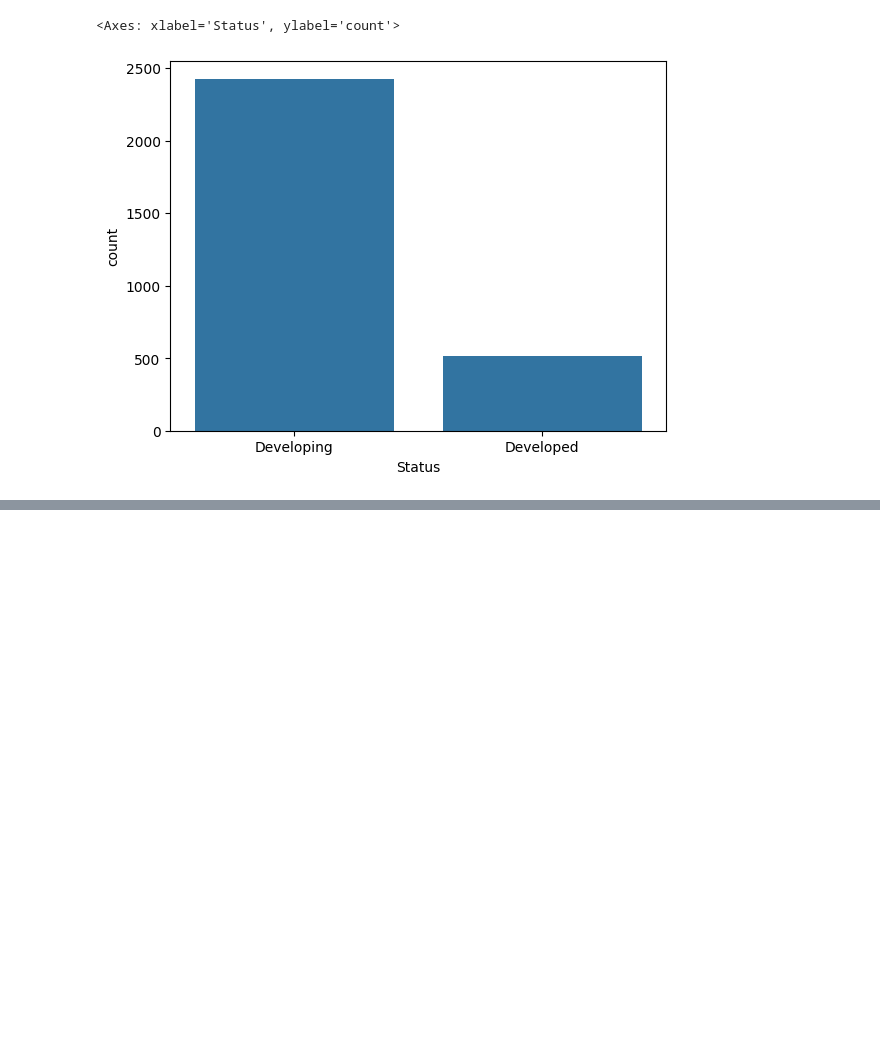
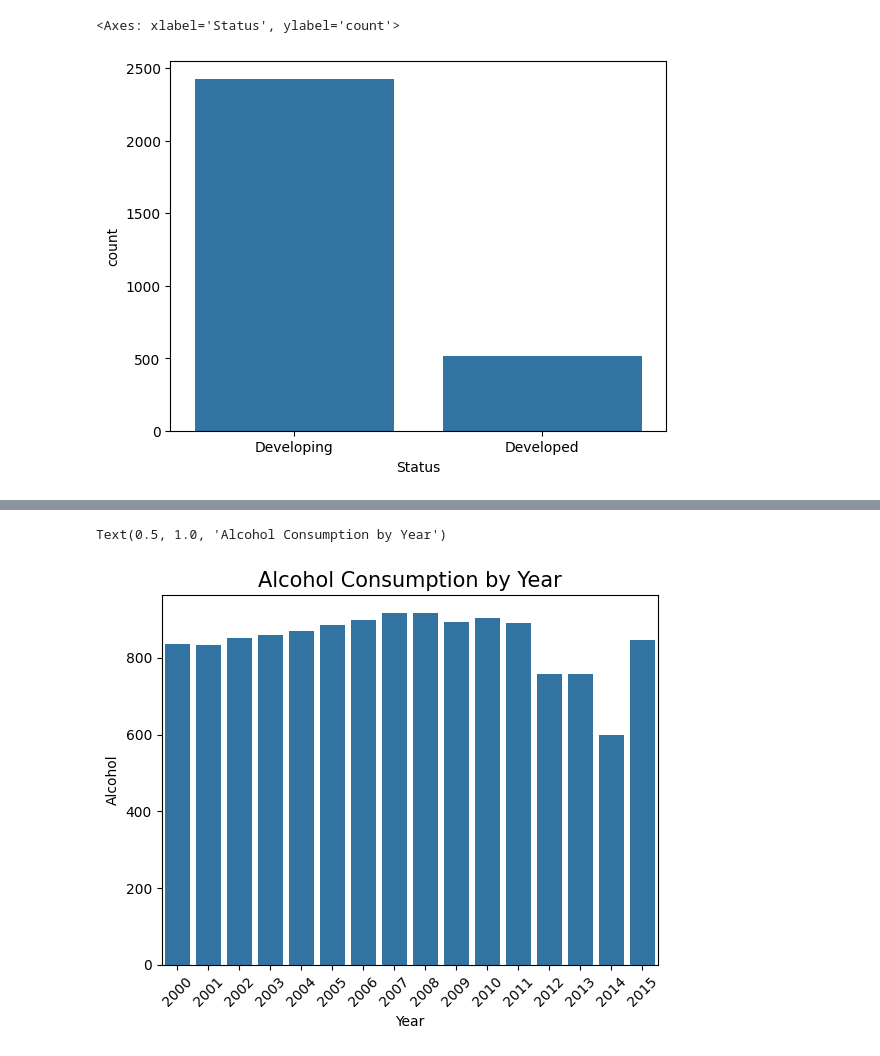
Before and after one commit to itsmeankeet/MachineLearning, a Jupyter notebook: day3/data_analysis/life_excpect/lifeexcept.ipynb, the cells around one changed output, grey strips where cells are left out. Drawn from its saved outputs; the diff is of its cells as text; code cells hidden in the pictures; blank space fills up the shorter version.

```diff
--- a/day3/data_analysis/life_excpect/lifeexcept.ipynb
+++ b/day3/data_analysis/life_excpect/lifeexcept.ipynb
@@ -328,0 +399,10 @@ plt.show()
+# %%
+# total alcholo consumption by year
+alchol_consumption_peryear = df.groupby('Year')["Alcohol"].sum().reset_index()
+# %%
+sns.barplot(data = alchol_consumption_peryear, x = 'Year', y = 'Alcohol')
+xticks = plt.xticks(rotation=45)
+plt.title('Alcohol Consumption by Year',fontsize=15)
+# %% [output]
+Text(0.5, 1.0, 'Alcohol Consumption by Year')
+[figure, added]
```
Also changed, not shown: parts of 98 cells of this notebook, 2 other files.
